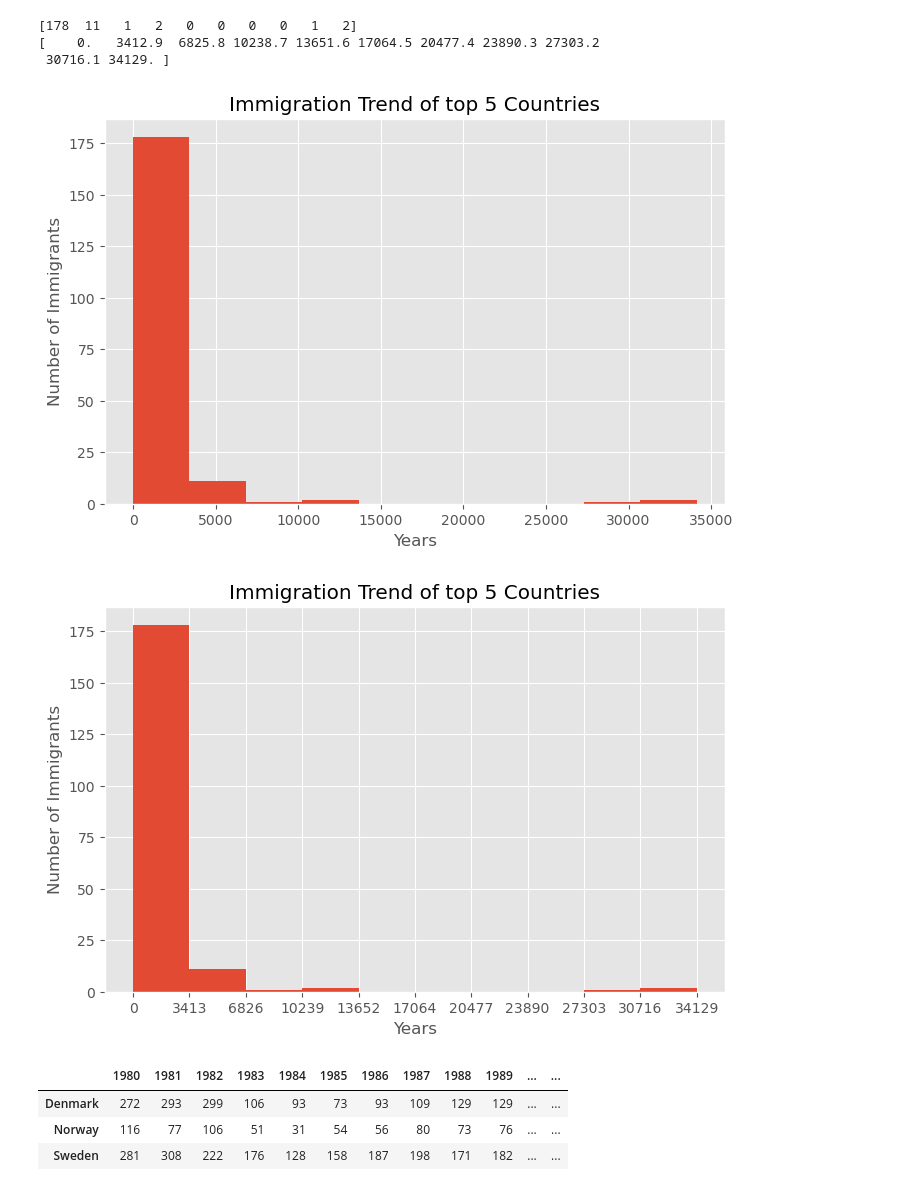
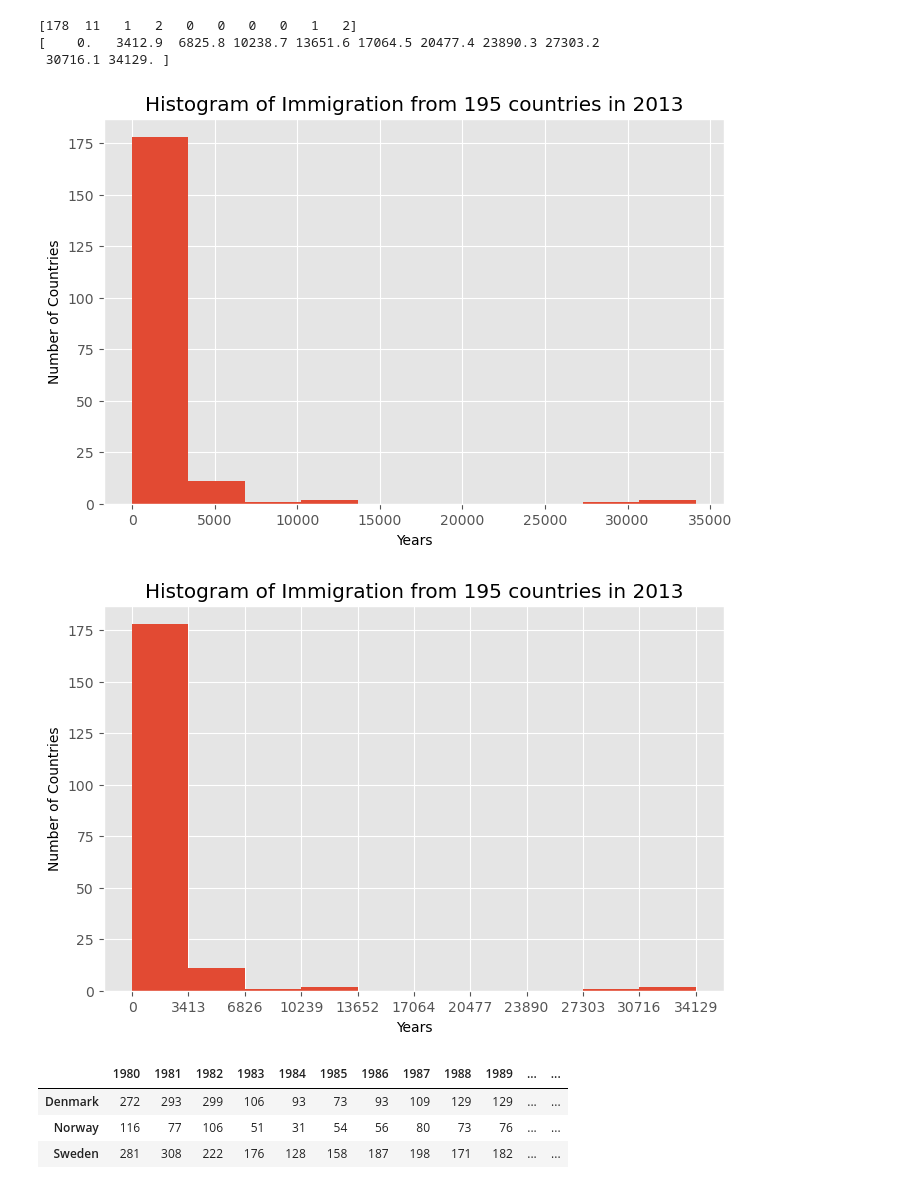
Before and after one commit to kopiadjie/Hacktiv8, a Jupyter notebook: Code/sesi7/sesi7.ipynb, the cells around one changed output. Cells and saved outputs as stored; diff of their text form; code cells hidden in the pictures.

```diff
--- a/Code/sesi7/sesi7.ipynb
+++ b/Code/sesi7/sesi7.ipynb
@@ -655,16 +655,17 @@ print(bin_edges)
 # %%
 df_can['2013'].plot(
     kind='hist'
     ,figsize=(8,5)
 )
 
-plt.title('Immigration Trend of top 5 Countries')
-plt.ylabel('Number of Immigrants')
+plt.title('Histogram of Immigration from 195 countries in 2013')
+plt.ylabel('Number of Countries')
 plt.xlabel('Years')
 
+
 plt.show()
 # %% [output]
-[figure, old version]
+[figure, new version]
 # %%
 count, bin_edges = np.histogram(df_can['2013'])
 
@@ -673,13 +674,13 @@ df_can['2013'].plot(
     ,figsize=(8, 5)
     , xticks=bin_edges
 )
-plt.title('Immigration Trend of top 5 Countries')
-plt.ylabel('Number of Immigrants')
+plt.title('Histogram of Immigration from 195 countries in 2013')
+plt.ylabel('Number of Countries')
 plt.xlabel('Years')
 
 plt.show()
 # %% [output]
-[figure, old version]
+[figure, new version]
 # %%
 df_can.loc[['Denmark', 'Norway', 'Sweden'], years]
 # %% [output]
```
Also changed, not shown: parts of 55 cells of this notebook, 4 other files.
